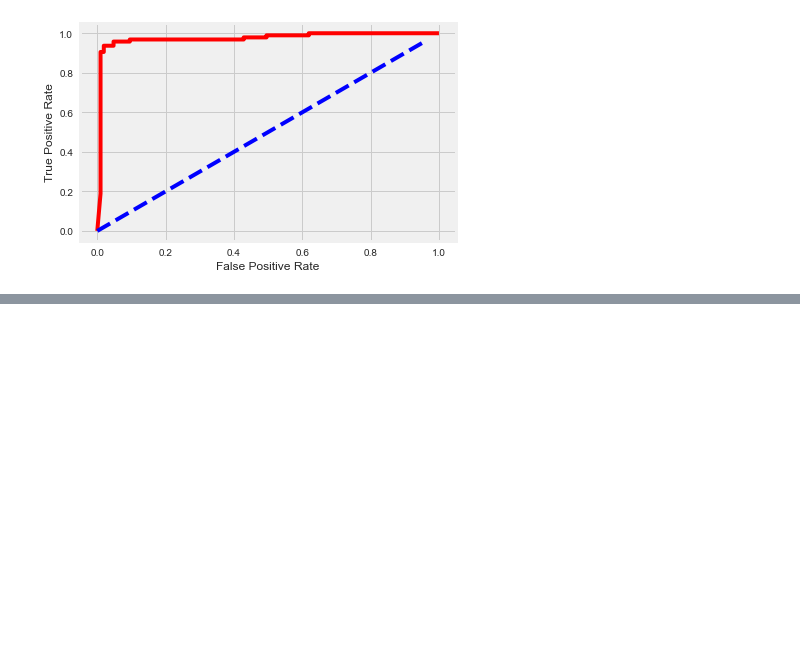
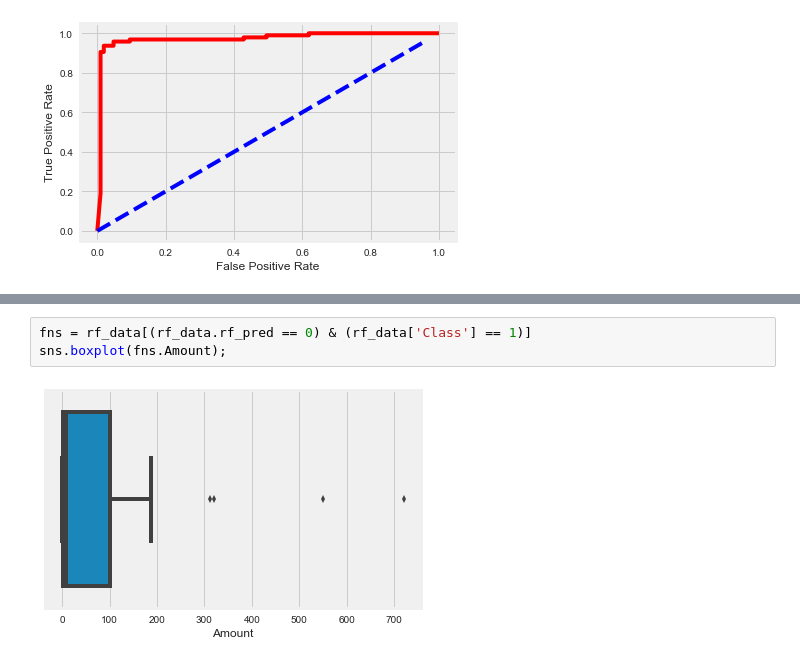
Before and after one commit to clbaechtold/ds5k_homework, a Jupyter notebook: final_project/credit_card_fraud.ipynb, the cells around one changed output, grey strips where cells are left out. Drawn from its saved outputs; the diff is of its cells as text; blank space fills up the shorter version.

```diff
--- a/final_project/credit_card_fraud.ipynb
+++ b/final_project/credit_card_fraud.ipynb
@@ -173,0 +279,5 @@ plt.plot()
+# %%
+fns = rf_data[(rf_data.rf_pred == 0) & (rf_data['Class'] == 1)]
+sns.boxplot(fns.Amount);
+# %% [output]
+[figure, added]
```
Also changed, not shown: parts of 32 cells of this notebook.
